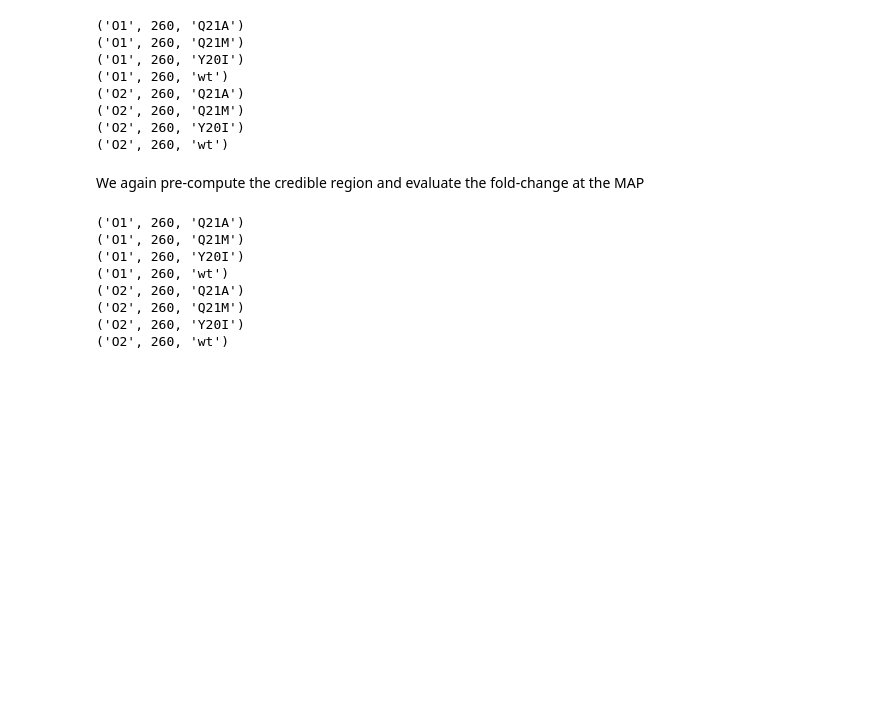
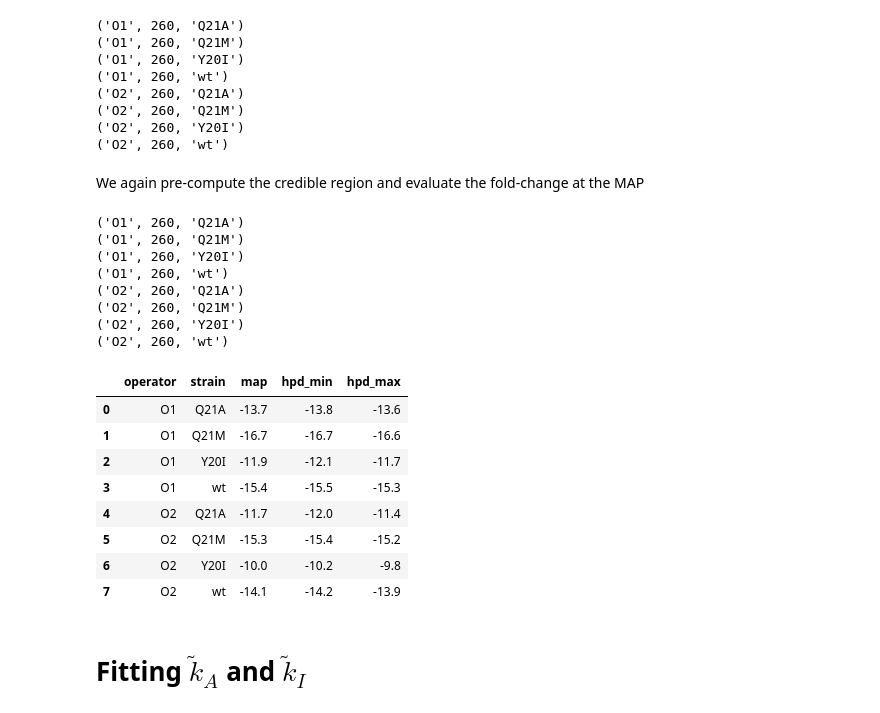
Before and after one commit to RPGroup-PBoC/mwc_mutants, a Jupyter notebook: code/analysis/MCMC_parameter_comparison.ipynb, the cells around one changed output. Cells and saved outputs as stored; diff of their text form; code cells hidden in the pictures; blank space fills up the shorter version.

```diff
--- a/code/analysis/MCMC_parameter_comparison.ipynb
+++ b/code/analysis/MCMC_parameter_comparison.ipynb
@@ -525,10 +583,14 @@ for g in groups:
 # %%
+# Define the values for ka and ki
+ka = -np.log(139.59)
+ki = -np.log(0.53)
+
 # Group data frame by operator and strain
 df_group = df.groupby(['operator', 'repressors', 'strain'])
 param_names = ['epsilon_RA', 'ka', 'ki', 'sigma']
 
 # Define parameter boundaries for the prior
-bounds = np.array([[-20, 0],[-10, 10],[-10, 10]])
+bounds = np.array([[-20, 0],[-15, 10],[-10, 10]])
 bounds = dict(zip(param_names, bounds))
 
 # Define the parameters for emcee
@@ -550,16 +612,20 @@ if run_mcmc:
         # Extract the experimental fold-changes
         fc_exp = data.fold_change.values
         # Initial guess
-#         p0 = np.array([-13, -np.log(139.59), -np.log(0.53)])
-        # Peroform non-linear regression to obtain MAP and covariance matrix
-#         map_param, cov =  mwc.non_lin_reg(p0, param_names[:-1], indep_var, fc_exp)
         # Initialize walkers
         p0 = np.empty((n_walkers, n_dim))
+        p0[:, 0] = np.random.normal(loc=map_dict[group],
+                                    scale=np.abs(map_dict[group] * 0.1),
+                                    size=n_walkers)
+        p0[:, 1] = np.random.normal(loc=ka,
+                                    scale=np.abs(ka * 0.1), size=n_walkers)
+        p0[:, 2] = np.random.normal(loc=ki,
+                                    scale=np.abs(ki * 0.1), size=n_walkers)
 #         p0[:, range(len(param_names) - 1)] = \
 #                         np.random.multivariate_normal(map_param, cov, n_walkers)
-        for i, key in enumerate(bounds.keys()):
-                  p0[:, i] = np.random.uniform(bounds[key].min(),
-                                              bounds[key].max(), n_walkers)
+#         for i, key in enumerate(bounds.keys()):
+#                   p0[:, i] = np.random.uniform(bounds[key].min(),
+#                                               bounds[key].max(), n_walkers)
         p0[:, -1] = np.random.uniform(1E-5, 0.2, n_walkers)
         # Call the sampler.
         sampler = emcee.EnsembleSampler(n_walkers, n_dim, log_post,\
@@ -844,7 +975,7 @@ df_group = df.groupby(['operator', 'repressors', 'strain'])
 # Define the IPTG concentrations to evaluate
 IPTG = np.logspace(-7, -2, 100)
 IPTG_lin = np.array([0, 1E-7])
-compute_fc = True
+compute_fc = False
 if compute_fc:
     for group, data in df_group:
         print(group)
@@ -889,3 +1020,35 @@ if compute_fc:
 ('O2', 260, 'Q21M')
 ('O2', 260, 'Y20I')
 ('O2', 260, 'wt')
+# %%
+index = ['operator', 'strain', 'map', 'hpd_min', 'hpd_max']
+df_epsilonRA = pd.DataFrame(columns=index)
+for group, data in df_group:
+    # Read the pandas data frame containing the MCMC flatchains
+    mcmc_file = group[0] + '_' + str(group[1]) + '_' + group[2] + '.csv'
+    df_mcmc = pd.read_csv('../../data/mcmc/epsilonRA/'\
+                              + mcmc_file, index_col=0)
+    # Find the most likely parameter value
+    map_idx = np.argmax(df_mcmc.lnprob.values)
+    map_param = df_mcmc.ix[map_idx, 'epsilon_RA']
+    # Compute the 95% HPD on the binding energy
+    hpd_epsilon = hpd(trace=df_mcmc.epsilon_RA.values, mass_frac=0.95)
+    # Convert to pandas Data frame
+    param_series = pd.Series([group[0], group[2],
+                              map_param, hpd_epsilon[0], hpd_epsilon[1]],
+                             index=index)
+    df_epsilonRA = df_epsilonRA.append(param_series, ignore_index=True)
+# %%
+df_epsilonRA.round(1)
+# %% [output]
+|  | operator | strain | map | hpd_min | hpd_max |
+| 0 | O1 | Q21A | -13.7 | -13.8 | -13.6 |
+| 1 | O1 | Q21M | -16.7 | -16.7 | -16.6 |
+| 2 | O1 | Y20I | -11.9 | -12.1 | -11.7 |
+| 3 | O1 | wt | -15.4 | -15.5 | -15.3 |
+| 4 | O2 | Q21A | -11.7 | -12.0 | -11.4 |
+| 5 | O2 | Q21M | -15.3 | -15.4 | -15.2 |
+| 6 | O2 | Y20I | -10.0 | -10.2 | -9.8 |
+| 7 | O2 | wt | -14.1 | -14.2 | -13.9 |
+# %% [markdown]
+# Fitting $\tilde{k}_A$ and $\tilde{k}_I$
```
Also changed, not shown: parts of 21 cells of this notebook.
